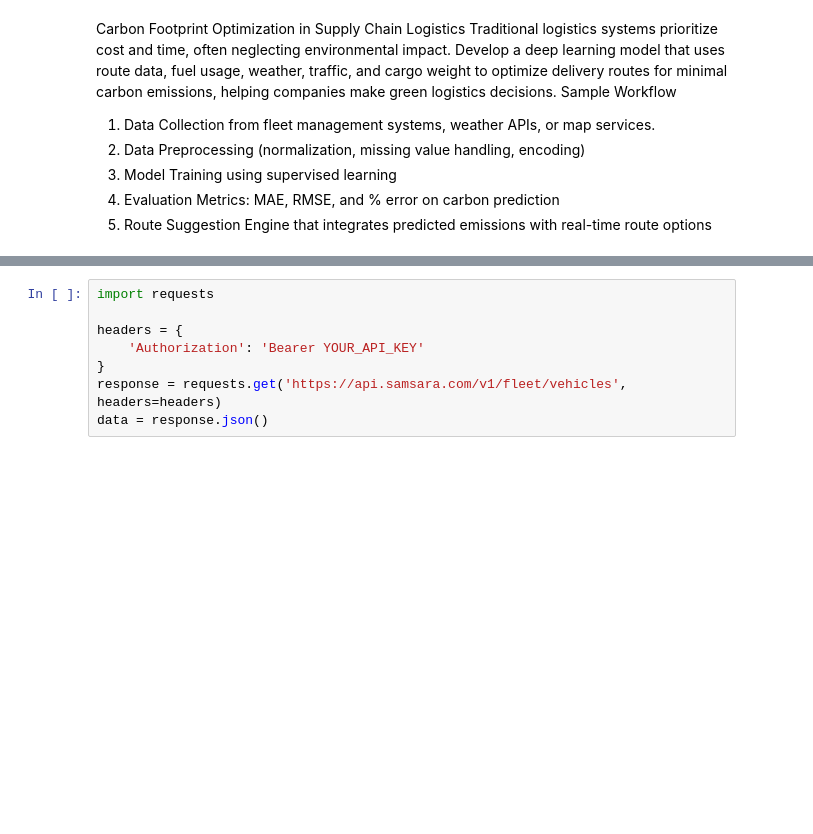
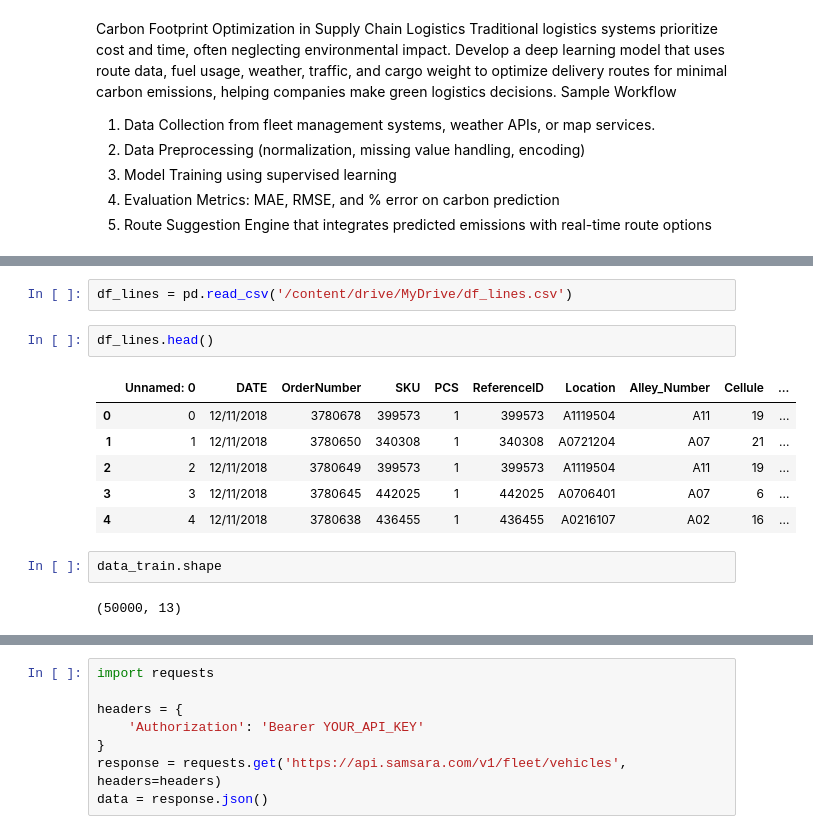
Before and after one commit to Creatrohit9/ICBP, a Jupyter notebook: Rohit_Bhadauriya_ICBP_2_0_solution_book_for_Supply_chain.ipynb, the cells around one changed output, grey strips where cells are left out. Cells and saved outputs as stored; diff of their text form; blank space fills up the shorter version.

```diff
--- a/Rohit_Bhadauriya_ICBP_2_0_solution_book_for_Supply_chain.ipynb
+++ b/Rohit_Bhadauriya_ICBP_2_0_solution_book_for_Supply_chain.ipynb
@@ -14,0 +59,15 @@ Sample Workflow
+# %%
+df_lines = pd.read_csv('/content/drive/MyDrive/df_lines.csv')
+# %%
+df_lines.head()
+# %% [output]
+|  | Unnamed: 0 | DATE | OrderNumber | SKU | PCS | ReferenceID | Location | Alley_Number | Cellule | ... |
+| 0 | 0 | 12/11/2018 | 3780678 | 399573 | 1 | 399573 | A1119504 | A11 | 19 | ... |
+| 1 | 1 | 12/11/2018 | 3780650 | 340308 | 1 | 340308 | A0721204 | A07 | 21 | ... |
+| 2 | 2 | 12/11/2018 | 3780649 | 399573 | 1 | 399573 | A1119504 | A11 | 19 | ... |
+| 3 | 3 | 12/11/2018 | 3780645 | 442025 | 1 | 442025 | A0706401 | A07 | 6 | ... |
+| 4 | 4 | 12/11/2018 | 3780638 | 436455 | 1 | 436455 | A0216107 | A02 | 16 | ... |
+# %%
+data_train.shape
+# %% [output]
+(50000, 13)
```
Also changed, not shown: parts of 11 cells of this notebook.
